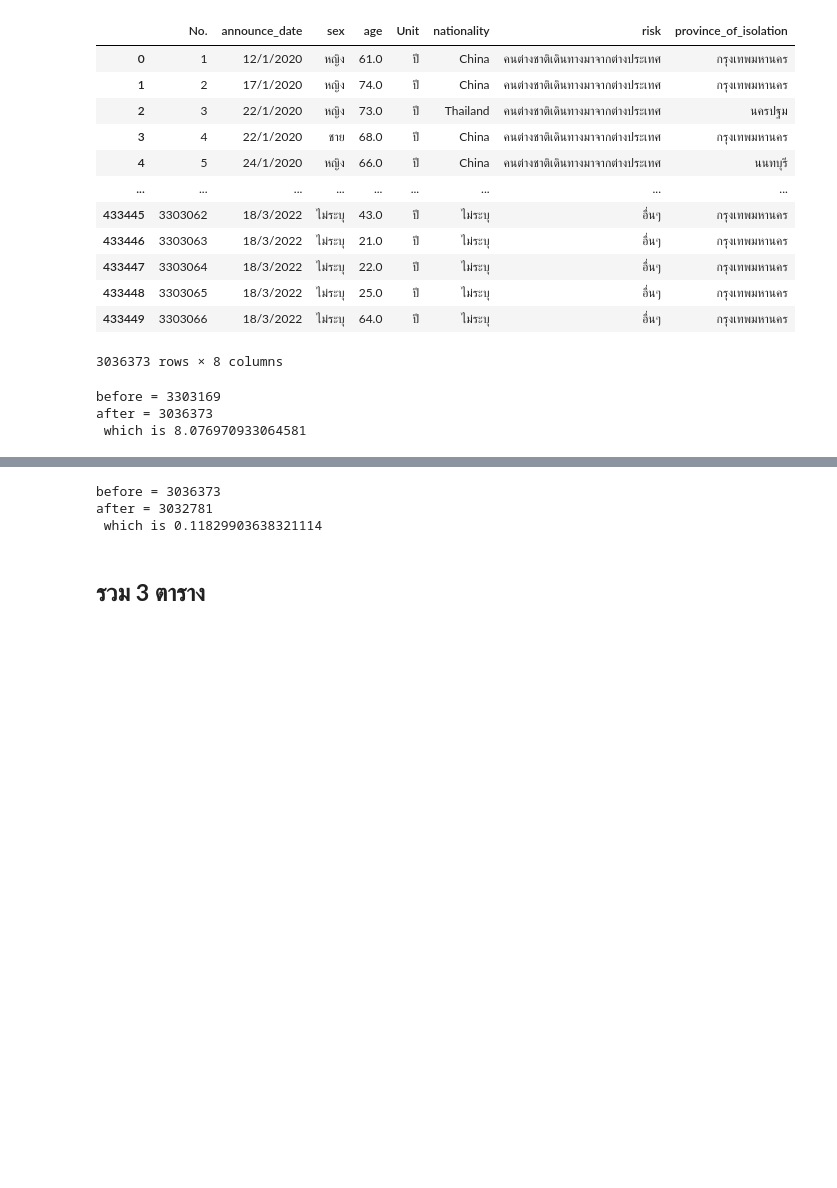
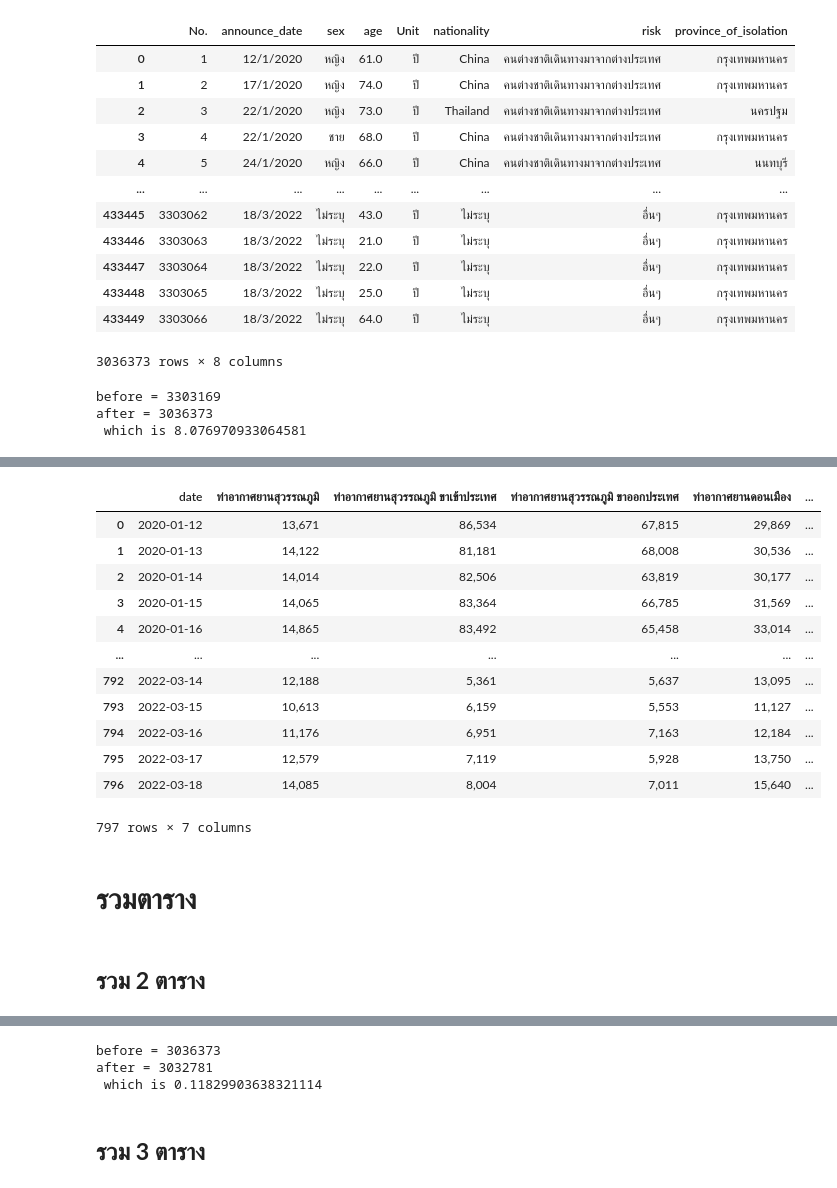
Before and after one commit to Jaomiew/data_viz_2022, a Jupyter notebook: Project.ipynb, the cells around one changed output, grey strips where cells are left out. Saved outputs shown, nothing was run; the diff lists cells and outputs as text; code cells hidden in the pictures; blank space fills up the shorter version.

```diff
--- a/Project.ipynb
+++ b/Project.ipynb
@@ -430,0 +373,23 @@ df_data_t
+# %%
+tv = pd.DataFrame(data_travel) ##กำหนดตัวแปร tv มารับค่าตาราง data_travel
+tv['date'] = pd.to_datetime(tv['date'], format = "%d/%m/%Y") ##กำหนด column 'date' ให้เป็น datetime โดยมีรูปแบบเป็น วัน/เดือน/ปี
+# %%
+tv  ### เรียกดูตาราง
+# %% [output]
+|  | date | ท่าอากาศยานสุวรรณภูมิ | ท่าอากาศยานสุวรรณภูมิ ขาเข้าประเทศ | ท่าอากาศยานสุวรรณภูมิ ขาออกประเทศ | ท่าอากาศยานดอนเมือง | ... |
+| 0 | 2020-01-12 | 13,671 | 86,534 | 67,815 | 29,869 | ... |
+| 1 | 2020-01-13 | 14,122 | 81,181 | 68,008 | 30,536 | ... |
+| 2 | 2020-01-14 | 14,014 | 82,506 | 63,819 | 30,177 | ... |
+| 3 | 2020-01-15 | 14,065 | 83,364 | 66,785 | 31,569 | ... |
+| 4 | 2020-01-16 | 14,865 | 83,492 | 65,458 | 33,014 | ... |
+| ... | ... | ... | ... | ... | ... | ... |
+| 792 | 2022-03-14 | 12,188 | 5,361 | 5,637 | 13,095 | ... |
+| 793 | 2022-03-15 | 10,613 | 6,159 | 5,553 | 11,127 | ... |
+| 794 | 2022-03-16 | 11,176 | 6,951 | 7,163 | 12,184 | ... |
+| 795 | 2022-03-17 | 12,579 | 7,119 | 5,928 | 13,750 | ... |
+| 796 | 2022-03-18 | 14,085 | 8,004 | 7,011 | 15,640 | ... |
+797 rows × 7 columns
+# %% [markdown]
+# **รวมตาราง**
+# %% [markdown]
+## **รวม 2 ตาราง**
```
Also changed, not shown: parts of 95 cells of this notebook.
